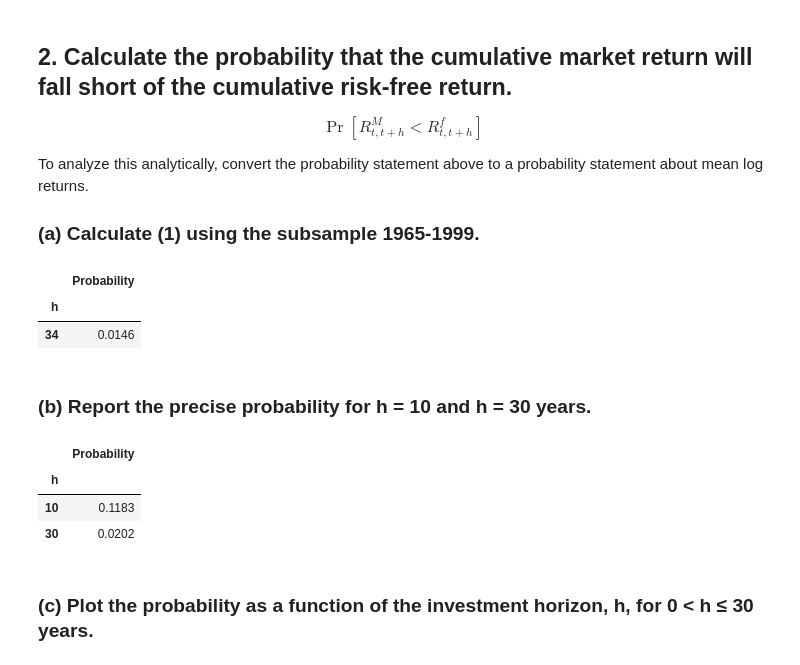
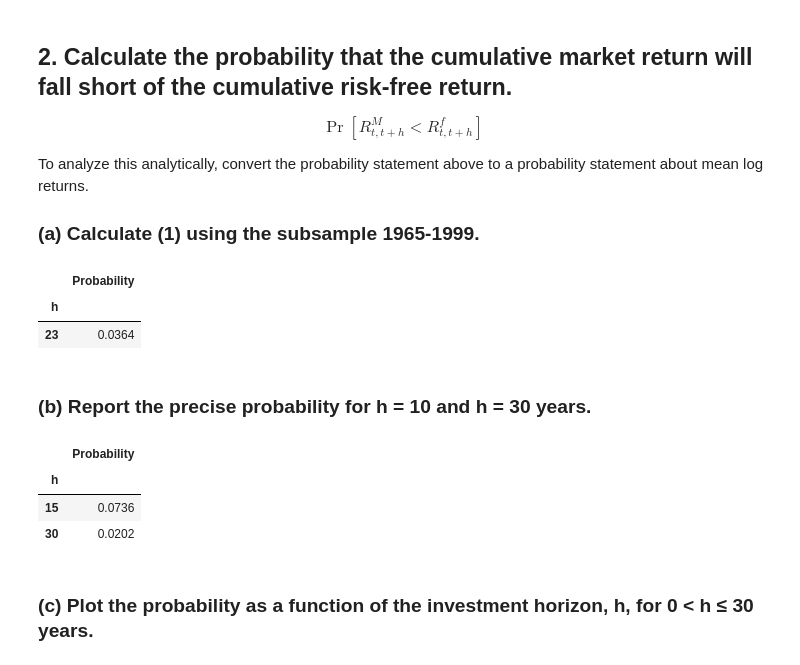
Before and after one commit to Zixin730/finm-portfolio-2022, a Jupyter notebook: homework/hw3.ipynb, the cells around one changed output. Saved outputs shown, nothing was run; the diff lists cells and outputs as text; code cells hidden in the pictures.

```diff
--- a/homework/hw3.ipynb
+++ b/homework/hw3.ipynb
@@ -350,23 +353,23 @@ def prob(h, rf, tilde_mu, tilde_sigma):
 # %%
 mu_tilde = stats_df.iloc[4, 0]
 sigma_tilde = stats_df.iloc[4, 1]
 # mu_tilde = stats_df.iloc[3, 0]
 # sigma_tilde = stats_df.iloc[3, 1]
-h = 1999 - 1965
+h = 2022-1999
 
 prob([h], 0.0, mu_tilde, sigma_tilde)
 # %% [output]
 |  | Probability |
 | h |  |
-| 34 | 0.0146 |
+| 23 | 0.0364 |
 # %% [markdown]
 ### (b) Report the precise probability for h = 10 and h = 30 years.
 # %%
-prob([10, 30], 0.0, mu_tilde, sigma_tilde)
+prob([15, 30], 0.0, mu_tilde, sigma_tilde)
 # %% [output]
 |  | Probability |
 | h |  |
-| 10 | 0.1183 |
+| 15 | 0.0736 |
 | 30 | 0.0202 |
 # %% [markdown]
 ### (c) Plot the probability as a function of the investment horizon, h, for 0 < h ≤ 30 years.
```
Also changed, not shown: parts of 11 cells of this notebook, 1 other file.
